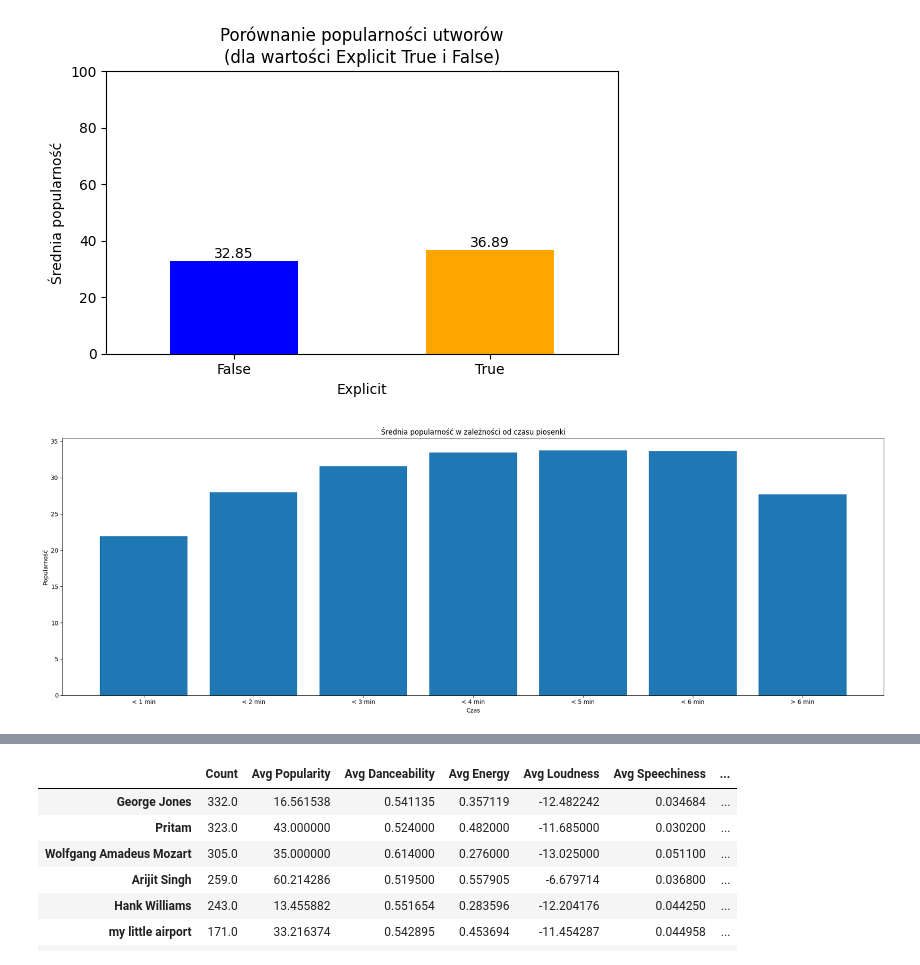
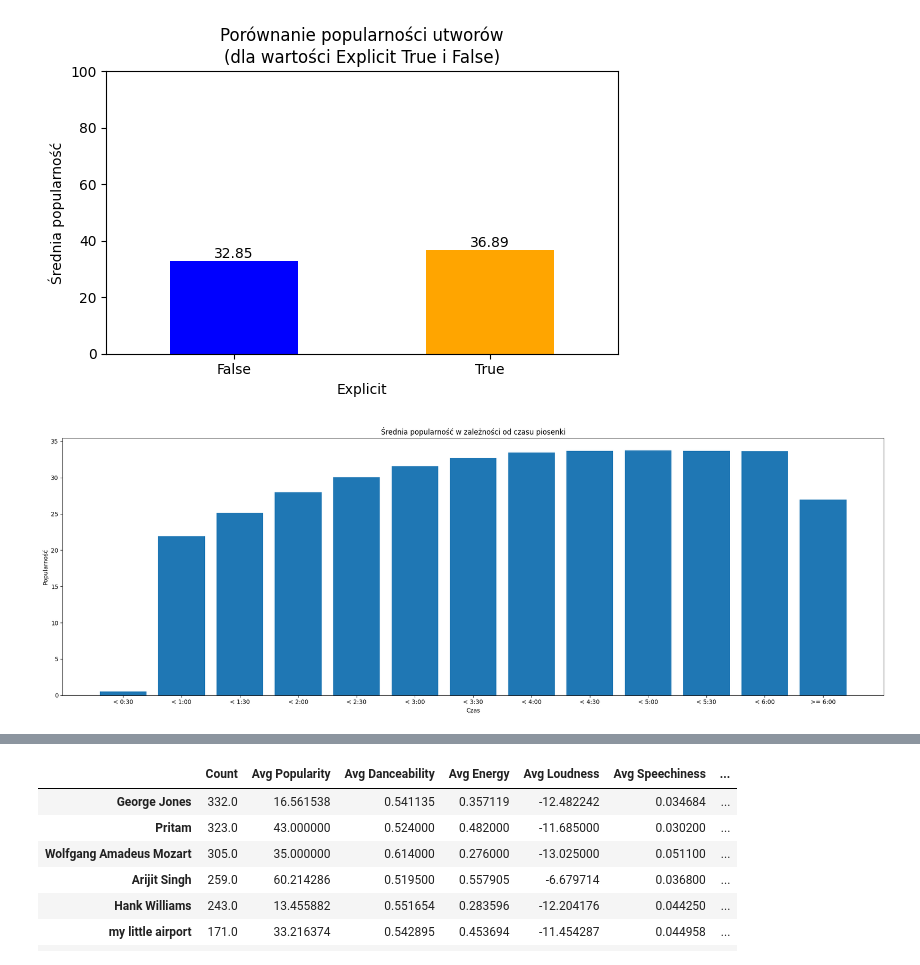
Before and after one commit to MarekPrzydanek/PythonProjekt, a Jupyter notebook: src/main.ipynb, the cells around one changed output, grey strips where cells are left out. Cells and saved outputs as stored; diff of their text form; code cells hidden in the pictures.

```diff
--- a/src/main.ipynb
+++ b/src/main.ipynb
@@ -148,27 +154,27 @@ plt.show()
 [figure]
 # %%
 def get_average(sign, shorter_than_minutes):
-  longer_than = (shorter_than_minutes * 1000 * 60)
-  song_range = df.query(f'duration_ms {sign} {longer_than}')
-  average = song_range['popularity'].mean()
-  return average
+    longer_than = (shorter_than_minutes * 1000 * 30)
+    song_range = data_p.query(f'duration_ms {sign} {longer_than}')
+    average = song_range['popularity'].mean()
+    return average
 
 popularity_per_length = []
 
-for i in range(1, 7):
-  popularity_per_length.append(get_average('<', i))
-popularity_per_length.append(get_average('>', 6))
+for i in range(1, 13):
+    popularity_per_length.append(get_average('<', i))
+popularity_per_length.append(get_average('>', 14))
 
 plt.figure(figsize=(20, 7))
-length_bar = ['< 1 min', '< 2 min', '< 3 min', '< 4 min', '< 5 min', '< 6 min', '> 6 min']
+length_bar = ['< 0:30', '< 1:00', '< 1:30', '< 2:00', '< 2:30', '< 3:00', '< 3:30', '< 4:00', '< 4:30', '< 5:00', '< 5:30', '< 6:00', '>= 6:00']  # Aktualizacja etykiet
 plt.bar(length_bar, popularity_per_length)
 plt.xlabel('Czas')
 plt.ylabel('Popularność')
 plt.title('Średnia popularność w zależności od czasu piosenki')
 plt.tight_layout()
 
 plt.show()
 # %% [output]
-[figure, old version]
+[figure, new version]
 # %%
 #7.Trenowanie modelu: Przewidywanie popularności piosenki(idealne parametry) sckit-learn
```
Also changed, not shown: parts of 6 cells of this notebook.
